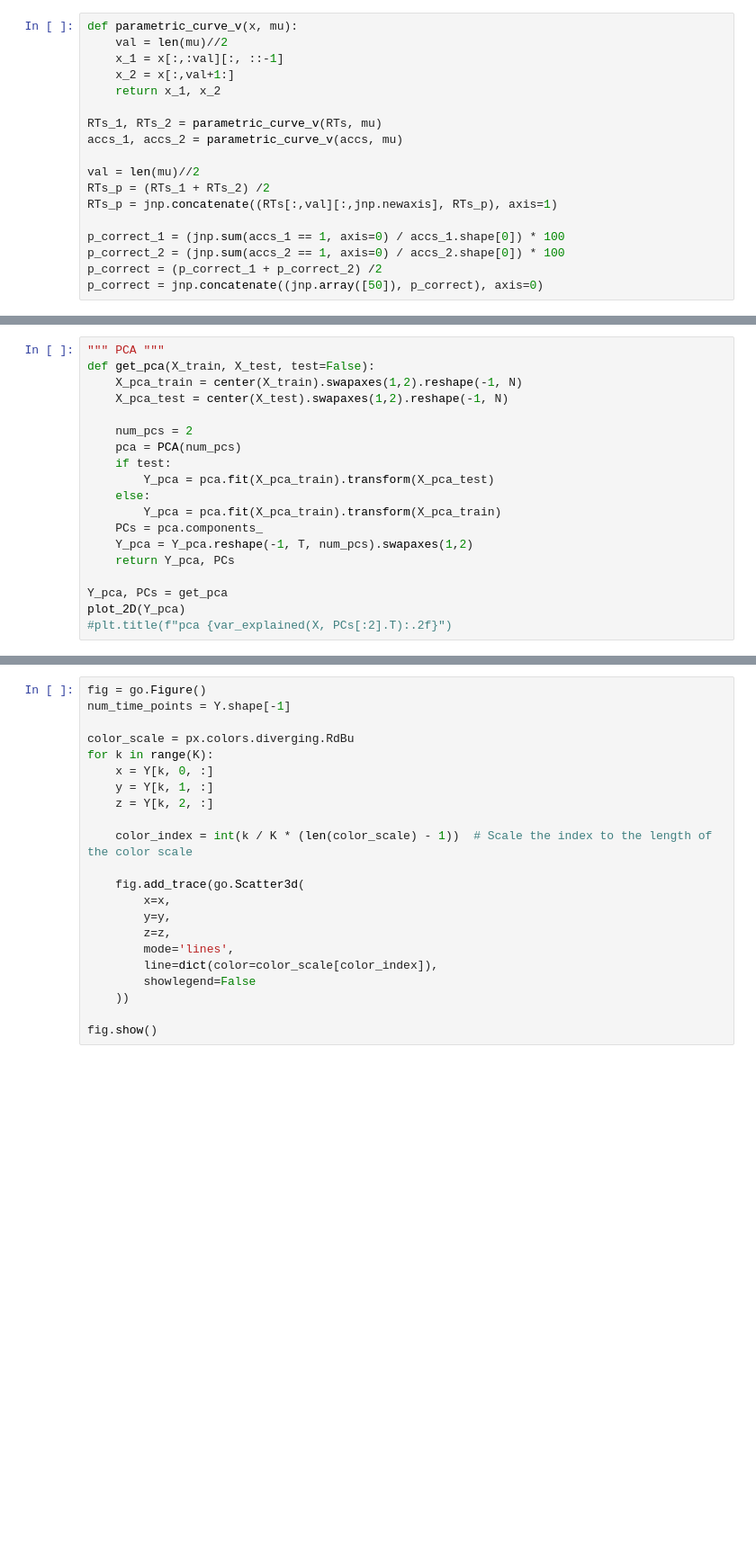
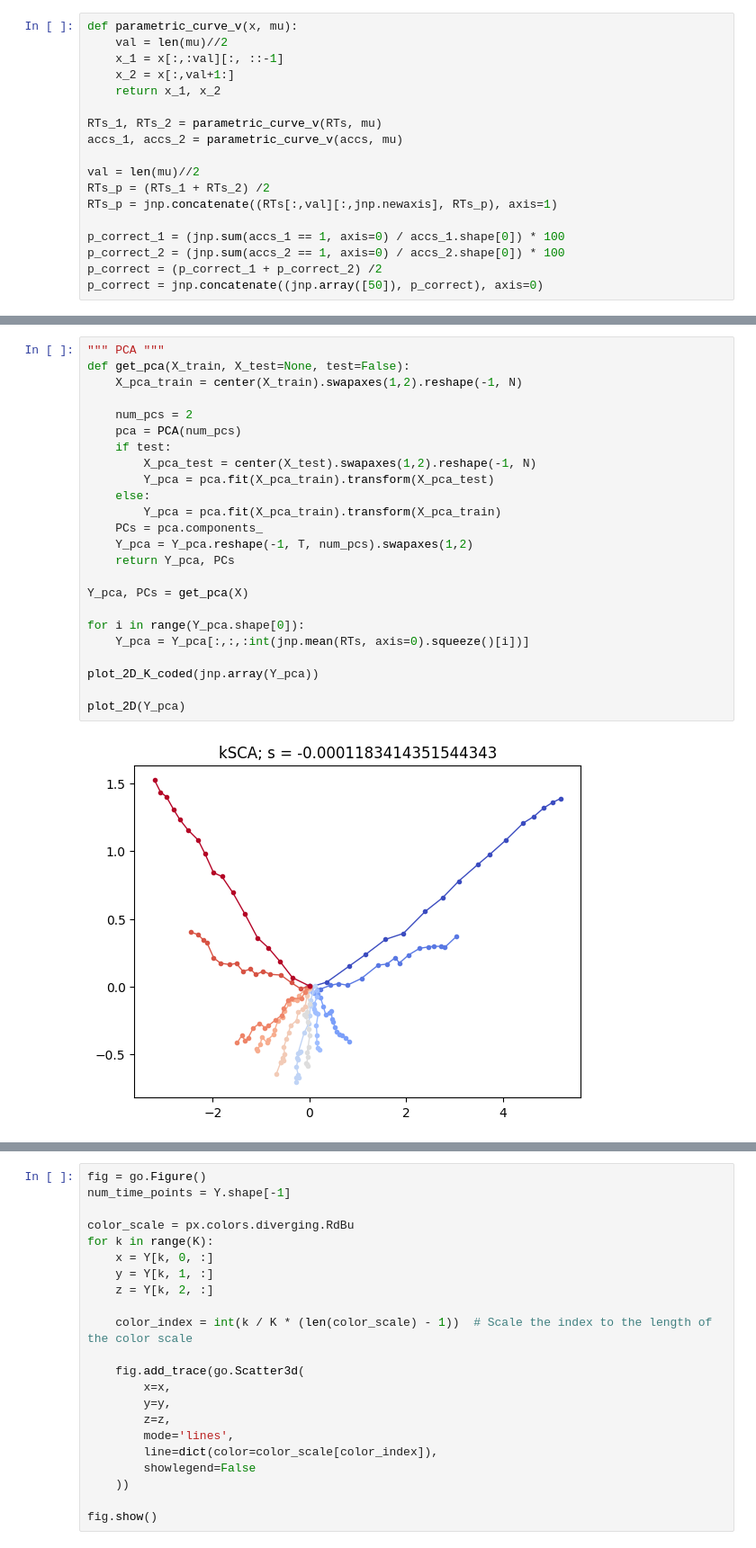
Before and after one commit to ArielleRosinski/SCA_project, a Jupyter notebook: DDM.ipynb, the cells around one changed output, grey strips where cells are left out. Shown at 90% size. Drawn from its saved outputs; the diff is of its cells as text; blank space fills up the shorter version.

```diff
--- a/DDM.ipynb
+++ b/DDM.ipynb
@@ -228,19 +273,26 @@ Text(0.5, 1.0, 'kSCA; s = 0.10302343219518661')
 # %%
 """ PCA """
-def get_pca(X_train, X_test, test=False):
+def get_pca(X_train, X_test=None, test=False):
     X_pca_train = center(X_train).swapaxes(1,2).reshape(-1, N)
-    X_pca_test = center(X_test).swapaxes(1,2).reshape(-1, N)
 
     num_pcs = 2
     pca = PCA(num_pcs)
     if test:
+        X_pca_test = center(X_test).swapaxes(1,2).reshape(-1, N)
         Y_pca = pca.fit(X_pca_train).transform(X_pca_test)
     else:
         Y_pca = pca.fit(X_pca_train).transform(X_pca_train)
     PCs = pca.components_
     Y_pca = Y_pca.reshape(-1, T, num_pcs).swapaxes(1,2)
     return Y_pca, PCs
 
-Y_pca, PCs = get_pca
+Y_pca, PCs = get_pca(X)
+
+for i in range(Y_pca.shape[0]):
+    Y_pca = Y_pca[:,:,:int(jnp.mean(RTs, axis=0).squeeze()[i])]
+
+plot_2D_K_coded(jnp.array(Y_pca))
+
 plot_2D(Y_pca)
-#plt.title(f"pca {var_explained(X, PCs[:2].T):.2f}")
+# %% [output]
+[figure, added]
```
Also changed, not shown: parts of 8 cells of this notebook, 1 other file.
